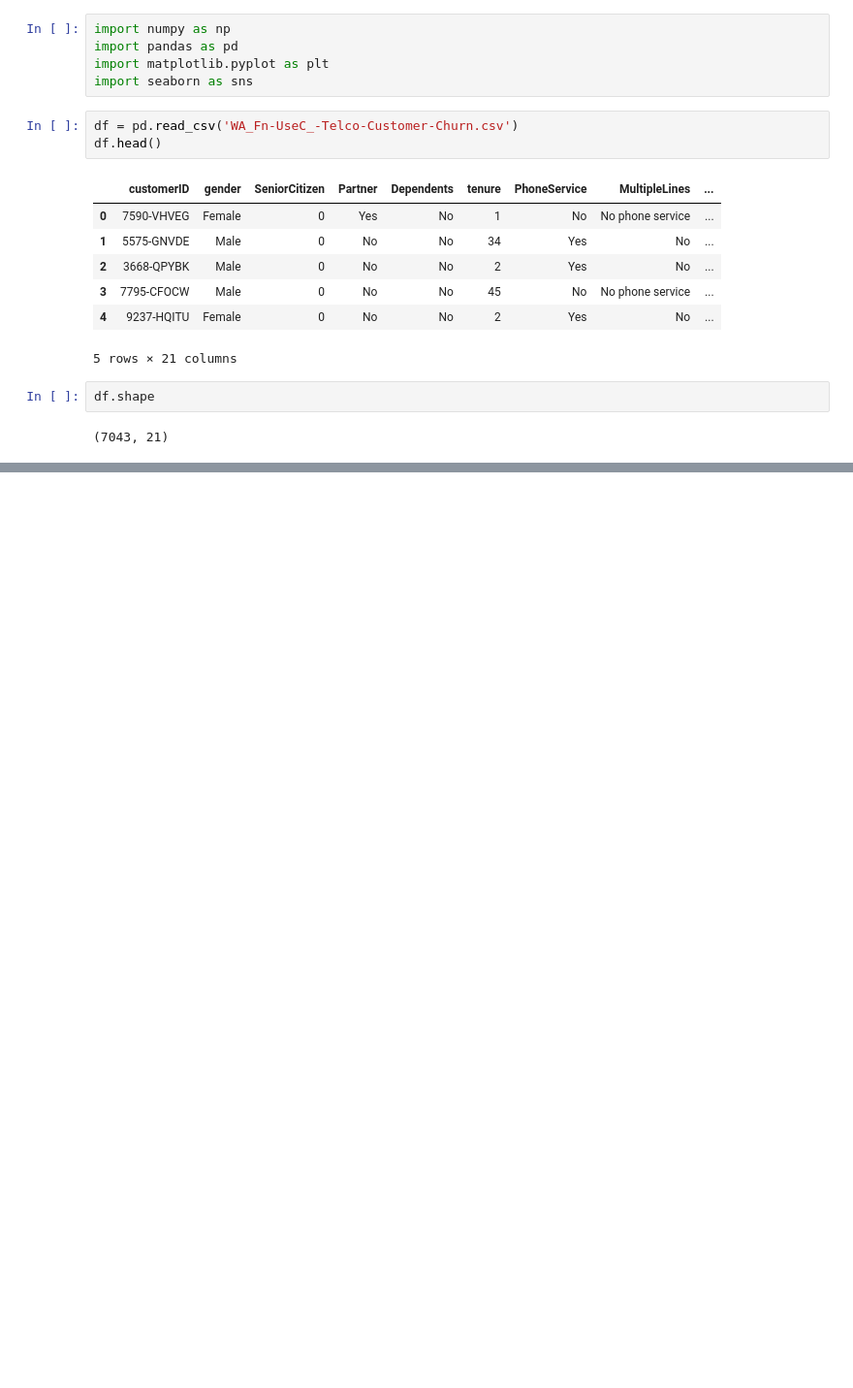
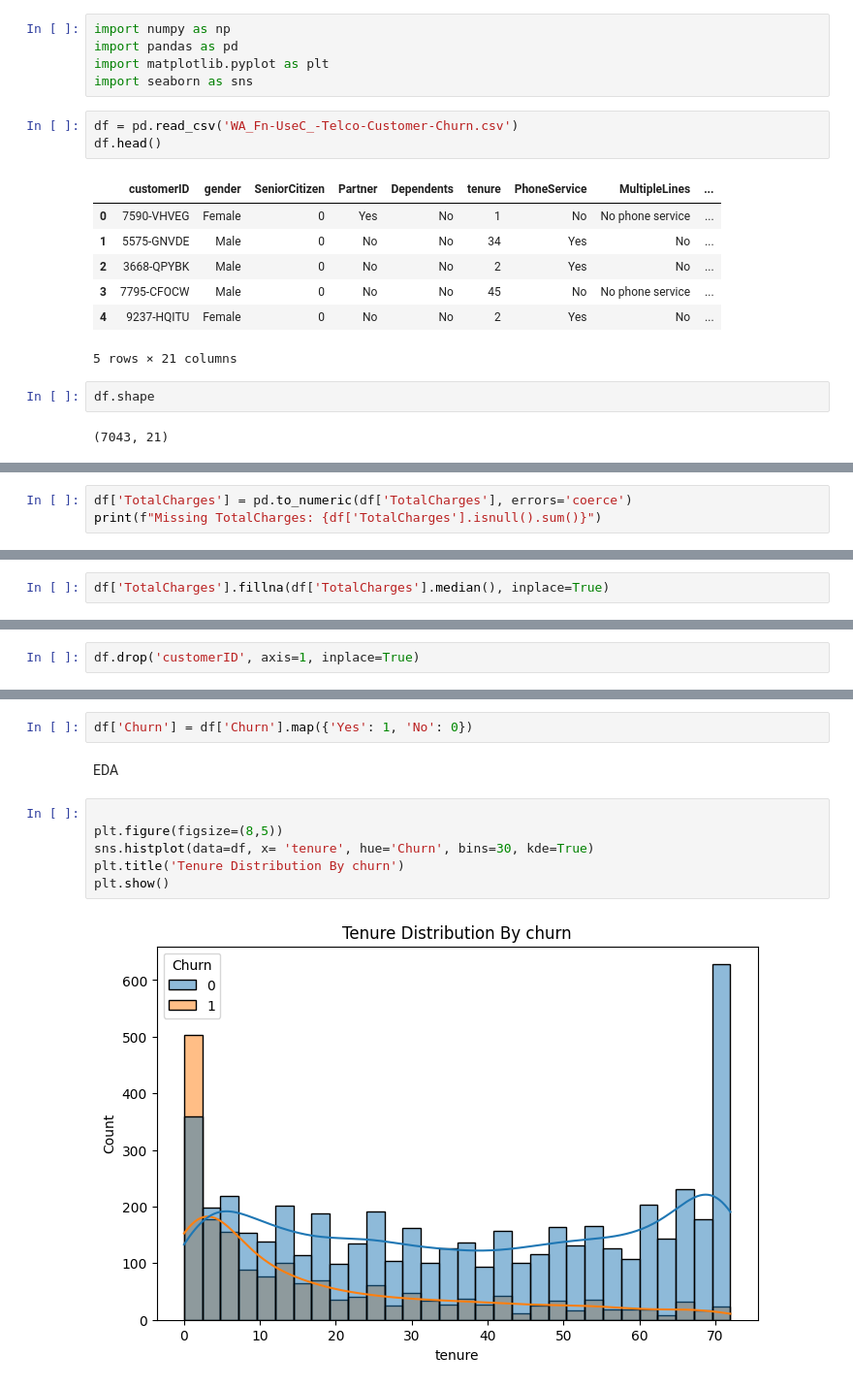
Before and after one commit to zhassanofficial/ML_Projects, a Jupyter notebook: customer_churn_prediction/main.ipynb, the cells around one changed output, grey strips where cells are left out. Shown at 97% size. Drawn from its saved outputs; the diff is of its cells as text; blank space fills up the shorter version.

```diff
--- a/customer_churn_prediction/main.ipynb
+++ b/customer_churn_prediction/main.ipynb
@@ -20,0 +89,3 @@ df.shape
+# %%
+df['TotalCharges'] = pd.to_numeric(df['TotalCharges'], errors='coerce')
+print(f"Missing TotalCharges: {df['TotalCharges'].isnull().sum()}")
@@ -20,0 +94,2 @@ df.shape
+# %%
+df['TotalCharges'].fillna(df['TotalCharges'].median(), inplace=True)
@@ -20,0 +123,2 @@ df.shape
+# %%
+df.drop('customerID', axis=1, inplace=True)
@@ -20,0 +136,12 @@ df.shape
+# %%
+df['Churn'] = df['Churn'].map({'Yes': 1, 'No': 0})
+# %% [markdown]
+EDA
+# %%
+
+plt.figure(figsize=(8,5))
+sns.histplot(data=df, x= 'tenure', hue='Churn', bins=30, kde=True)
+plt.title('Tenure Distribution By churn')
+plt.show()
+# %% [output]
+[figure, added]
```
Also changed, not shown: parts of 15 cells of this notebook.
